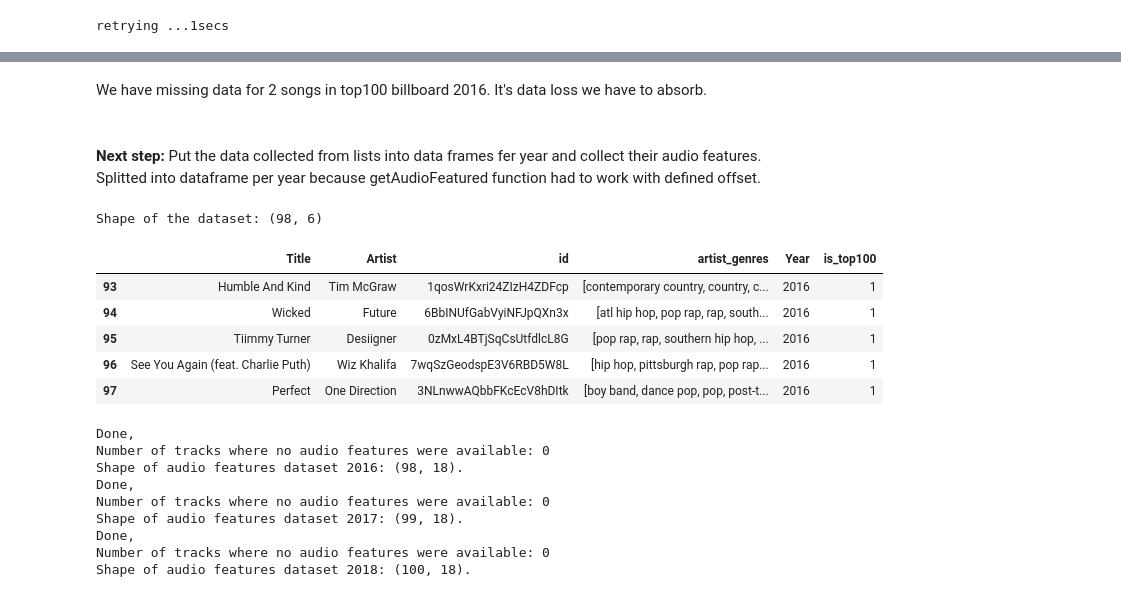
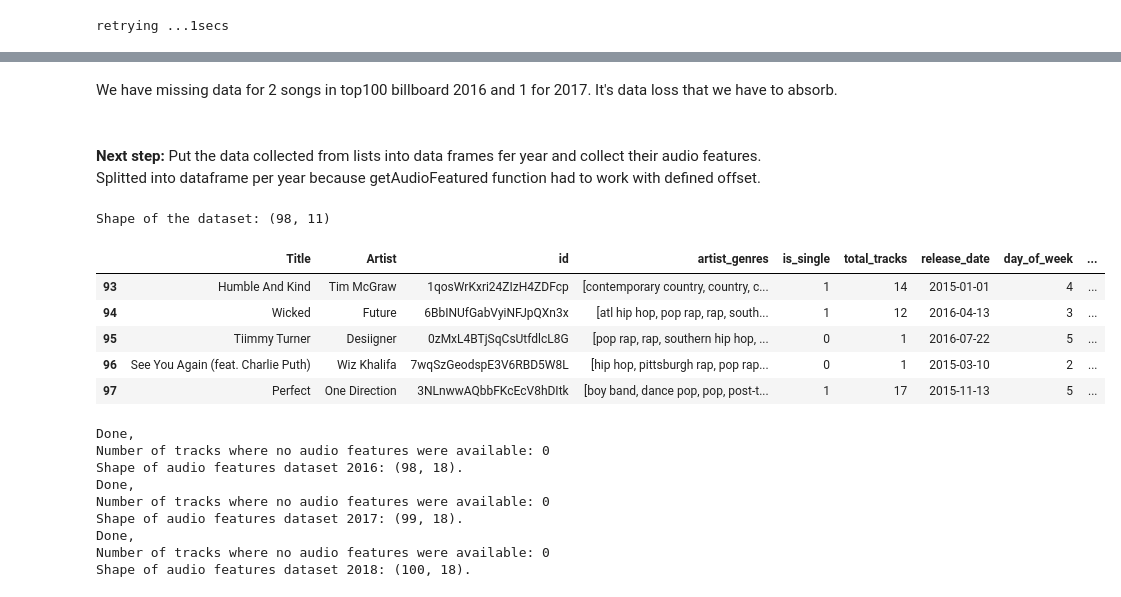
Before and after one commit to makaralis/Music-Project, a Jupyter notebook: FinalProject/getDataFromSpotify.ipynb, the cells around one changed output, grey strips where cells are left out. Saved outputs shown, nothing was run; the diff lists cells and outputs as text; code cells hidden in the pictures.

```diff
--- a/FinalProject/getDataFromSpotify.ipynb
+++ b/FinalProject/getDataFromSpotify.ipynb
@@ -111,6 +167,11 @@ for key, value in songs_df_no.items():
     songs_df_no[key]['Artist'] = artists_name_no["201{}".format(i)]
     songs_df_no[key]['id'] = track_id_no["201{}".format(i)]
     songs_df_no[key]['artist_genres'] = artist_genres_no["201{}".format(i)]
+    songs_df_no[key]['is_single'] = is_single_no["201{}".format(i)]
+    songs_df_no[key]['total_tracks'] = total_tracks_no["201{}".format(i)]
+    songs_df_no[key]['release_date'] = release_date_no["201{}".format(i)]
+    songs_df_no[key]['day_of_week'] = day_of_week_no["201{}".format(i)]
+    songs_df_no[key]['release_season'] = release_season_no["201{}".format(i)]
     songs_df_no[key]['Year'] = "201{}".format(i)
     songs_df_no[key]['is_top100'] = 0
     i = i + 1
@@ -364,30 +490,35 @@ artist_genres_yes dictionery-dataframes size: 98, 99, 100
 # %% [markdown]
-We have missing data for 2 songs in top100 billboard 2016. It's data loss we have to absorb.
+We have missing data for 2 songs in top100 billboard 2016 and 1 for 2017. It's data loss that we have to absorb.
 # %% [markdown]
 <br>**Next step:** Put the data collected from lists into data frames fer year and collect their audio features.<br>
 Splitted into dataframe per year because getAudioFeatured function had to work with defined offset.
 # %%
 songs_df_yes = {"2016_df_yes": pd.DataFrame(),"2017_df_yes": pd.DataFrame(), "2018_df_yes":pd.DataFrame()}
 
 i = from_year_d
 for key, value in songs_df_yes.items():
     songs_df_yes[key]['Title'] = songs_name_yes["201{}".format(i)]
     songs_df_yes[key]['Artist'] = artists_name_yes["201{}".format(i)]
     songs_df_yes[key]['id'] = track_id_yes["201{}".format(i)]
     songs_df_yes[key]['artist_genres'] = artist_genres_yes["201{}".format(i)]
-    songs_df_yes[key]['Year'] = "201{}".format(i)
+    songs_df_yes[key]['is_single'] = is_single_yes["201{}".format(i)]
+    songs_df_yes[key]['total_tracks'] = total_tracks_yes["201{}".format(i)]
+    songs_df_yes[key]['release_date'] = release_date_yes["201{}".format(i)]
+    songs_df_yes[key]['day_of_week'] = day_of_week_yes["201{}".format(i)]
+    songs_df_yes[key]['release_season'] = release_season_yes["201{}".format(i)]
+    songs_df_yes[key]['Year'] = release_year_yes["201{}".format(i)]
     songs_df_yes[key]['is_top100'] = 1
     i = i + 1
 print("Shape of the dataset: {}".format(songs_df_yes['2016_df_yes'].shape))
 songs_df_yes['2016_df_yes'].tail()
 # %% [output]
-Shape of the dataset: (98, 6)
+Shape of the dataset: (98, 11)
-|  | Title | Artist | id | artist_genres | Year | is_top100 |
-| 93 | Humble And Kind | Tim McGraw | 1qosWrKxri24ZIzH4ZDFcp | [contemporary country, country, c... | 2016 | 1 |
-| 94 | Wicked | Future | 6BbINUfGabVyiNFJpQXn3x | [atl hip hop, pop rap, rap, south... | 2016 | 1 |
-| 95 | Tiimmy Turner | Desiigner | 0zMxL4BTjSqCsUtfdlcL8G | [pop rap, rap, southern hip hop, ... | 2016 | 1 |
-| 96 | See You Again (feat. Charlie Puth) | Wiz Khalifa | 7wqSzGeodspE3V6RBD5W8L | [hip hop, pittsburgh rap, pop rap... | 2016 | 1 |
-| 97 | Perfect | One Direction | 3NLnwwAQbbFKcEcV8hDItk | [boy band, dance pop, pop, post-t... | 2016 | 1 |
+|  | Title | Artist | id | artist_genres | is_single | total_tracks | release_date | day_of_week | ... |
+| 93 | Humble And Kind | Tim McGraw | 1qosWrKxri24ZIzH4ZDFcp | [contemporary country, country, c... | 1 | 14 | 2015-01-01 | 4 | ... |
+| 94 | Wicked | Future | 6BbINUfGabVyiNFJpQXn3x | [atl hip hop, pop rap, rap, south... | 1 | 12 | 2016-04-13 | 3 | ... |
+| 95 | Tiimmy Turner | Desiigner | 0zMxL4BTjSqCsUtfdlcL8G | [pop rap, rap, southern hip hop, ... | 0 | 1 | 2016-07-22 | 5 | ... |
+| 96 | See You Again (feat. Charlie Puth) | Wiz Khalifa | 7wqSzGeodspE3V6RBD5W8L | [hip hop, pittsburgh rap, pop rap... | 0 | 1 | 2015-03-10 | 2 | ... |
+| 97 | Perfect | One Direction | 3NLnwwAQbbFKcEcV8hDItk | [boy band, dance pop, pop, post-t... | 1 | 17 | 2015-11-13 | 5 | ... |
 # %%
 #Get the audio feature based on previous defined function.
 
```
Also changed, not shown: parts of 26 cells of this notebook, 3 other files.
